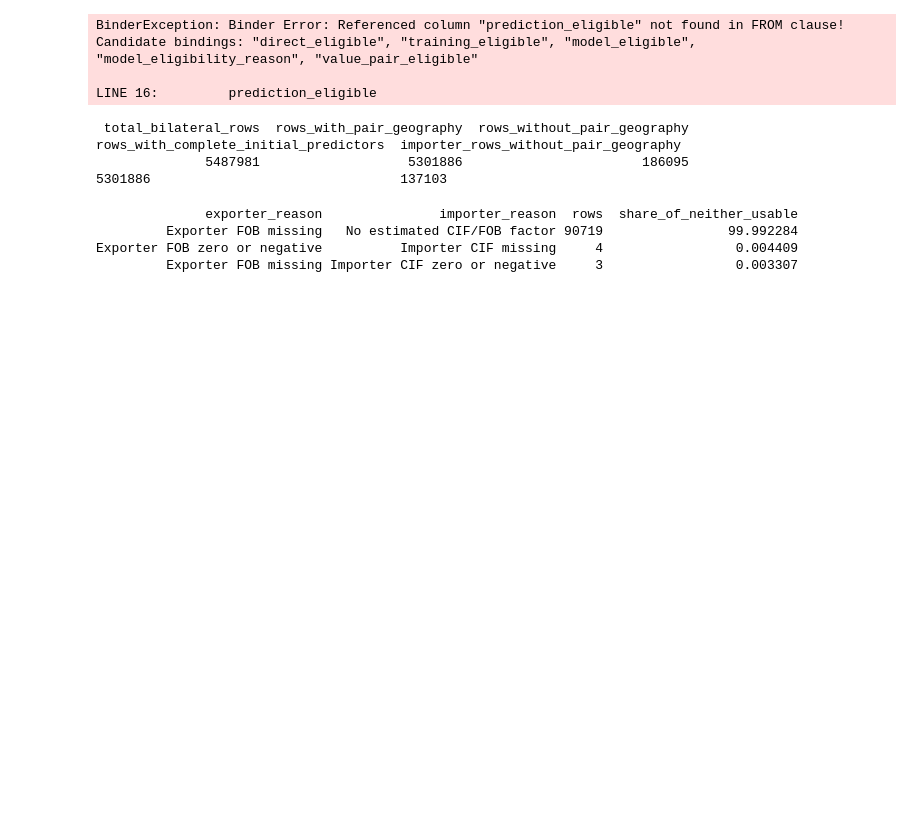
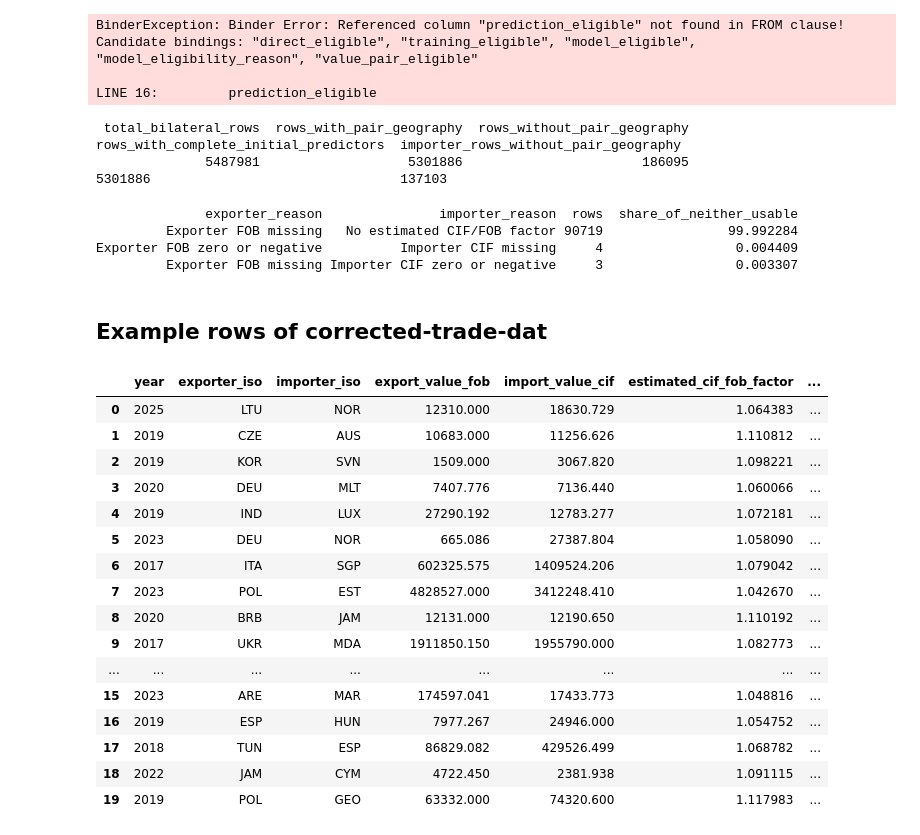
Before and after one commit to TI-ForestProductsMarkets/vacoda, a Jupyter notebook: notebooks/12_explore_corrected_ciffob_trade.ipynb, the cells around one changed output. Drawn from its saved outputs; the diff is of its cells as text; code cells hidden in the pictures; blank space fills up the shorter version.

```diff
--- a/notebooks/12_explore_corrected_ciffob_trade.ipynb
+++ b/notebooks/12_explore_corrected_ciffob_trade.ipynb
@@ -479,3 +479,66 @@ print(result.to_string(index=False))
          Exporter FOB missing   No estimated CIF/FOB factor 90719                99.992284
 Exporter FOB zero or negative          Importer CIF missing     4                 0.004409
          Exporter FOB missing Importer CIF zero or negative     3                 0.003307
+# %% [markdown]
+## Example rows of corrected-trade-dat
+# %%
+from pathlib import Path
+import duckdb
+path = Path(
+    "/storage/vacoda/data/interim/cif_fob/target_h5/cif_fob_runs/cif_fob_upper_limit_1p457/"
+    "comtrade_target_h5_cif_fob_corrected.parquet"
+)
+# %%
+examples = con.execute(
+    """
+    SELECT
+        year,
+        exporter_iso,
+        importer_iso,
+
+        export_value_fob,
+        import_value_cif,
+        estimated_cif_fob_factor,
+        import_value_fob_corrected,
+
+        import_value_cif / export_value_fob
+            AS original_import_export_ratio,
+
+        import_value_fob_corrected / export_value_fob
+            AS corrected_import_export_ratio
+
+    FROM read_parquet(?)
+
+    WHERE export_value_fob IS NOT NULL
+      AND isfinite(export_value_fob)
+      AND export_value_fob > 0
+
+      AND import_value_fob_corrected IS NOT NULL
+      AND isfinite(import_value_fob_corrected)
+      AND import_value_fob_corrected > 0
+
+    ORDER BY random()
+    LIMIT 20
+    """,
+    [str(path)],
+).df()
+
+examples
+# %% [output]
+|  | year | exporter_iso | importer_iso | export_value_fob | import_value_cif | estimated_cif_fob_factor | ... |
+| 0 | 2025 | LTU | NOR | 12310.000 | 18630.729 | 1.064383 | ... |
+| 1 | 2019 | CZE | AUS | 10683.000 | 11256.626 | 1.110812 | ... |
+| 2 | 2019 | KOR | SVN | 1509.000 | 3067.820 | 1.098221 | ... |
+| 3 | 2020 | DEU | MLT | 7407.776 | 7136.440 | 1.060066 | ... |
+| 4 | 2019 | IND | LUX | 27290.192 | 12783.277 | 1.072181 | ... |
+| 5 | 2023 | DEU | NOR | 665.086 | 27387.804 | 1.058090 | ... |
+| 6 | 2017 | ITA | SGP | 602325.575 | 1409524.206 | 1.079042 | ... |
+| 7 | 2023 | POL | EST | 4828527.000 | 3412248.410 | 1.042670 | ... |
+| 8 | 2020 | BRB | JAM | 12131.000 | 12190.650 | 1.110192 | ... |
+| 9 | 2017 | UKR | MDA | 1911850.150 | 1955790.000 | 1.082773 | ... |
+| ... | ... | ... | ... | ... | ... | ... | ... |
+| 15 | 2023 | ARE | MAR | 174597.041 | 17433.773 | 1.048816 | ... |
+| 16 | 2019 | ESP | HUN | 7977.267 | 24946.000 | 1.054752 | ... |
+| 17 | 2018 | TUN | ESP | 86829.082 | 429526.499 | 1.068782 | ... |
+| 18 | 2022 | JAM | CYM | 4722.450 | 2381.938 | 1.091115 | ... |
+| 19 | 2019 | POL | GEO | 63332.000 | 74320.600 | 1.117983 | ... |
```
Also changed, not shown: parts of 1 cell of this notebook, 1 other file.
